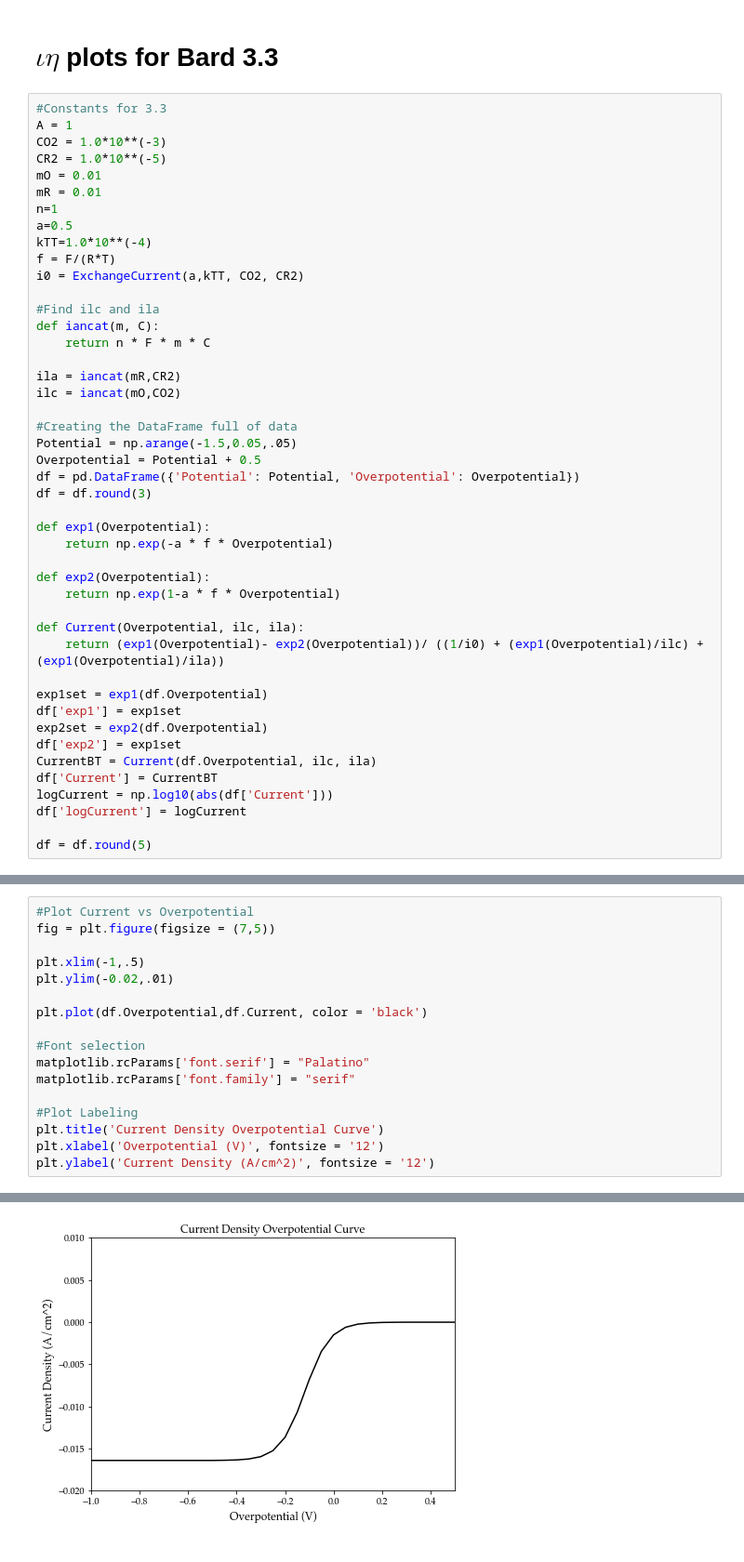
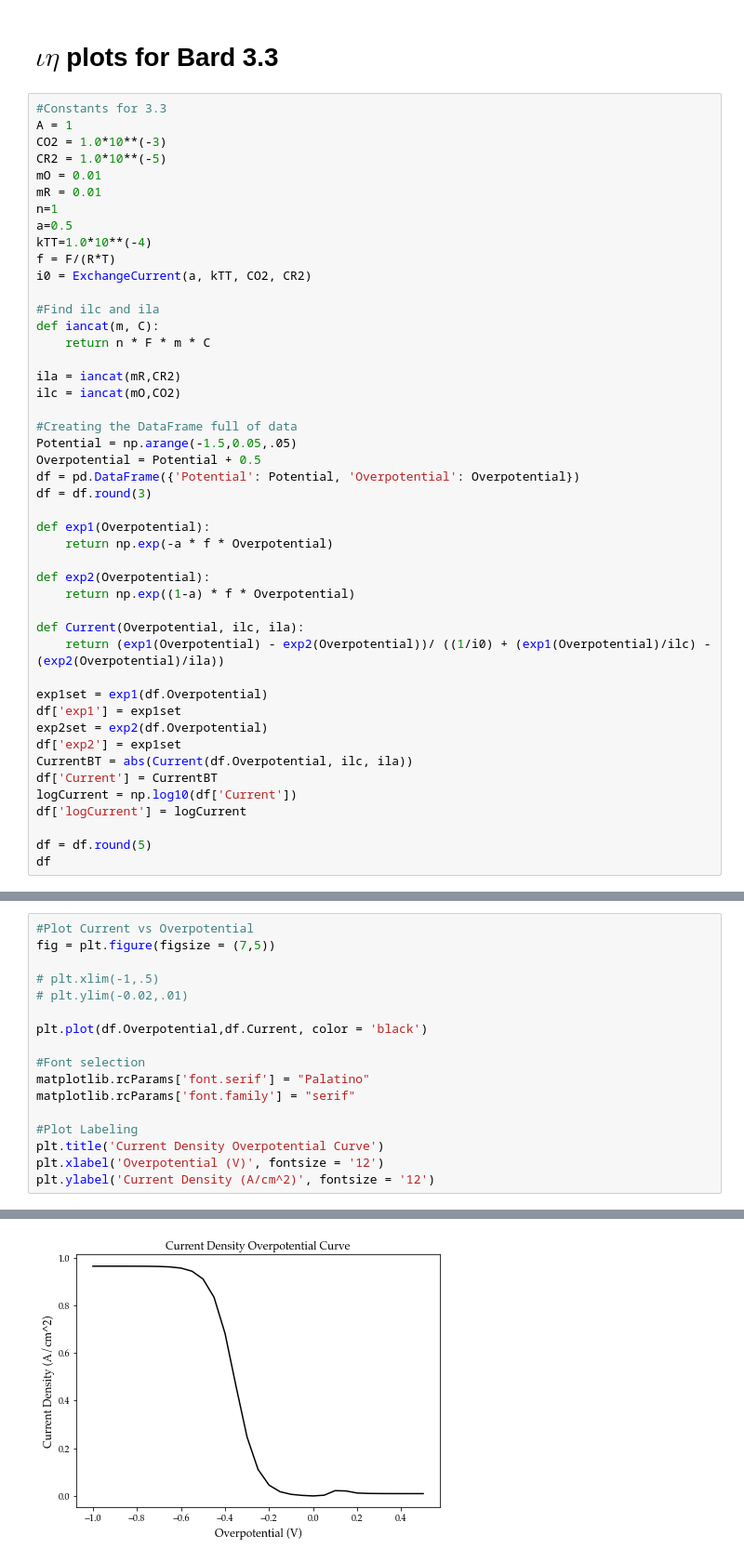
Before and after one commit to jmsieffer/ChemPhysicsMisc, a Jupyter notebook: ChemPhysicsMisc/MiscScienceScripts/ButlerVolmer.ipynb, the cells around one changed output, grey strips where cells are left out. Shown at 93% size. Drawn from its saved outputs; the diff is of its cells as text.

```diff
--- a/ChemPhysicsMisc/MiscScienceScripts/ButlerVolmer.ipynb
+++ b/ChemPhysicsMisc/MiscScienceScripts/ButlerVolmer.ipynb
@@ -119,7 +119,7 @@ n=1
 a=0.5
 kTT=1.0*10**(-4)
 f = F/(R*T)
-i0 = ExchangeCurrent(a,kTT, CO2, CR2)
+i0 = ExchangeCurrent(a, kTT, CO2, CR2)
 
 #Find ilc and ila
 def iancat(m, C):
@@ -138,18 +138,19 @@ def exp1(Overpotential):
     return np.exp(-a * f * Overpotential)
 
 def exp2(Overpotential):
-    return np.exp(1-a * f * Overpotential)
+    return np.exp((1-a) * f * Overpotential)
 
 def Current(Overpotential, ilc, ila):
-    return (exp1(Overpotential)- exp2(Overpotential))/ ((1/i0) + (exp1(Overpotential)/ilc) + (exp1(Overpotential)/ila))
+    return (exp1(Overpotential) - exp2(Overpotential))/ ((1/i0) + (exp1(Overpotential)/ilc) - (exp2(Overpotential)/ila))
 
 exp1set = exp1(df.Overpotential)
 df['exp1'] = exp1set
 exp2set = exp2(df.Overpotential)
 df['exp2'] = exp1set
-CurrentBT = Current(df.Overpotential, ilc, ila)
+CurrentBT = abs(Current(df.Overpotential, ilc, ila))
 df['Current'] = CurrentBT
-logCurrent = np.log10(abs(df['Current']))
+logCurrent = np.log10(df['Current'])
 df['logCurrent'] = logCurrent
 
 df = df.round(5)
+df
@@ -156,23 +175,23 @@ df = df.round(5)
 # %%
 #Plot Current vs Overpotential
 fig = plt.figure(figsize = (7,5))
 
-plt.xlim(-1,.5)
-plt.ylim(-0.02,.01)
+# plt.xlim(-1,.5)
+# plt.ylim(-0.02,.01)
 
 plt.plot(df.Overpotential,df.Current, color = 'black')
 
 #Font selection
 matplotlib.rcParams['font.serif'] = "Palatino"
 matplotlib.rcParams['font.family'] = "serif"
 
 #Plot Labeling
 plt.title('Current Density Overpotential Curve')
 plt.xlabel('Overpotential (V)', fontsize = '12')
 plt.ylabel('Current Density (A/cm^2)', fontsize = '12')
 # %% [output]
 Text(0, 0.5, 'Current Density (A/cm^2)')
-[figure, old version]
+[figure, new version]
 # %%
 #Plot log of Current vs Overpotential
 fig = plt.figure(figsize = (7,5))
```
Also changed, not shown: parts of 3 cells of this notebook.
